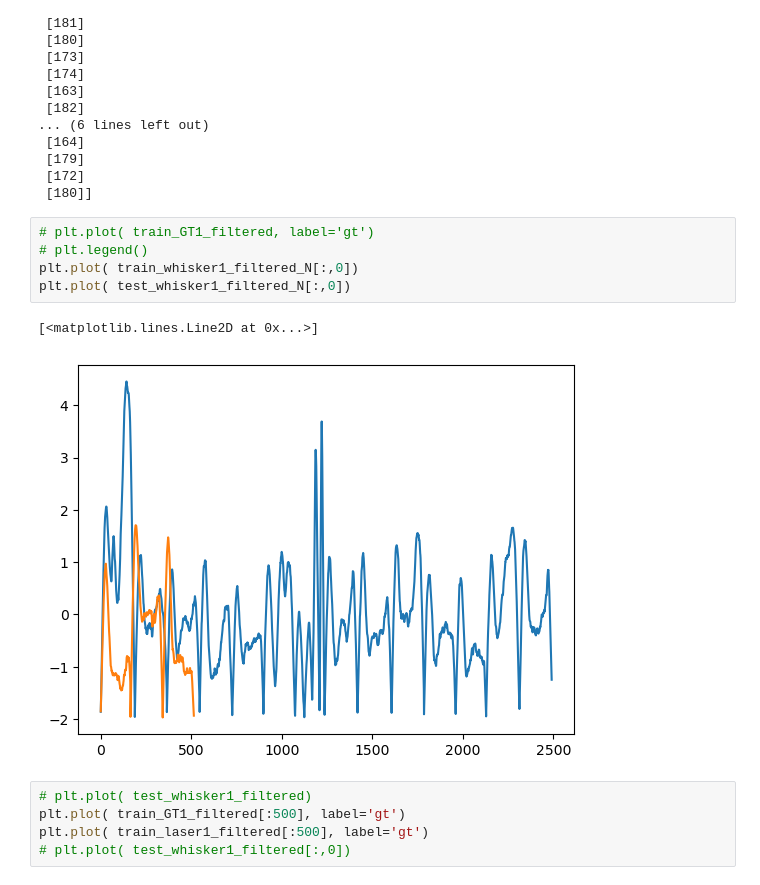
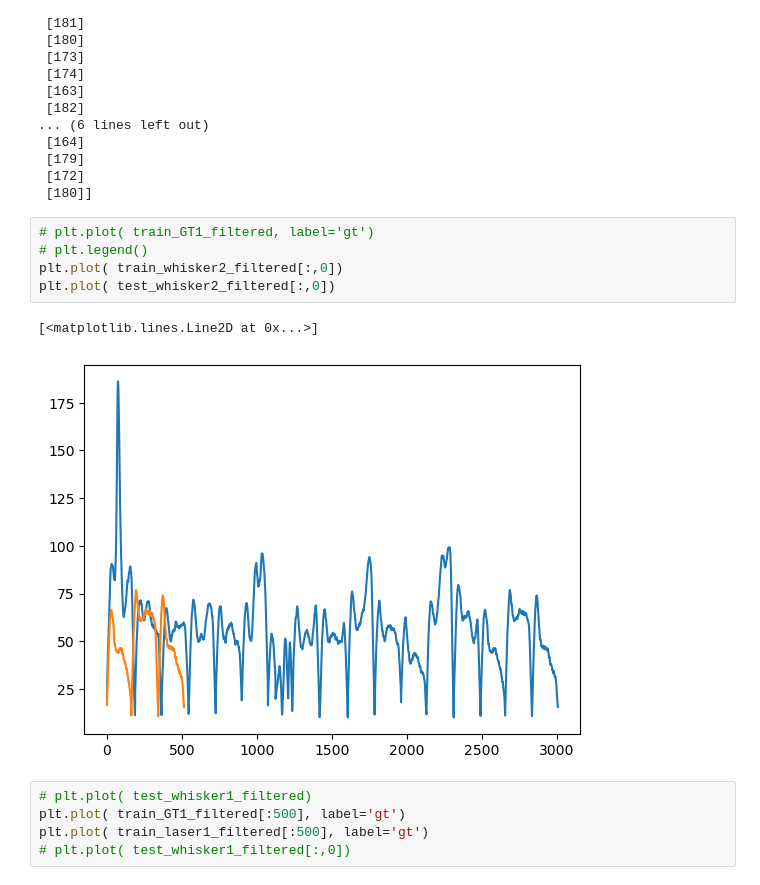
Before and after one commit to TacYee/crazyflie-firmware-bl, a Jupyter notebook: examples/demos/app_whiskers_CF/data/data_preprocess.ipynb, the cells around one changed output. Saved outputs shown, nothing was run; the diff lists cells and outputs as text.

```diff
--- a/examples/demos/app_whiskers_CF/data/data_preprocess.ipynb
+++ b/examples/demos/app_whiskers_CF/data/data_preprocess.ipynb
@@ -141,11 +141,11 @@ print(filtered_data_counts )
 # %%
 # plt.plot( train_GT1_filtered, label='gt')
 # plt.legend()
-plt.plot( train_whisker1_filtered_N[:,0])
-plt.plot( test_whisker1_filtered_N[:,0])
+plt.plot( train_whisker2_filtered[:,0])
+plt.plot( test_whisker2_filtered[:,0])
 # %% [output]
 [<matplotlib.lines.Line2D at 0x...>]
-[figure, old version]
+[figure, new version]
 # %%
 # plt.plot( test_whisker1_filtered)
 plt.plot( train_GT1_filtered[:500], label='gt')
```
Also changed, not shown: parts of 1 cell of this notebook, 53 other files.
